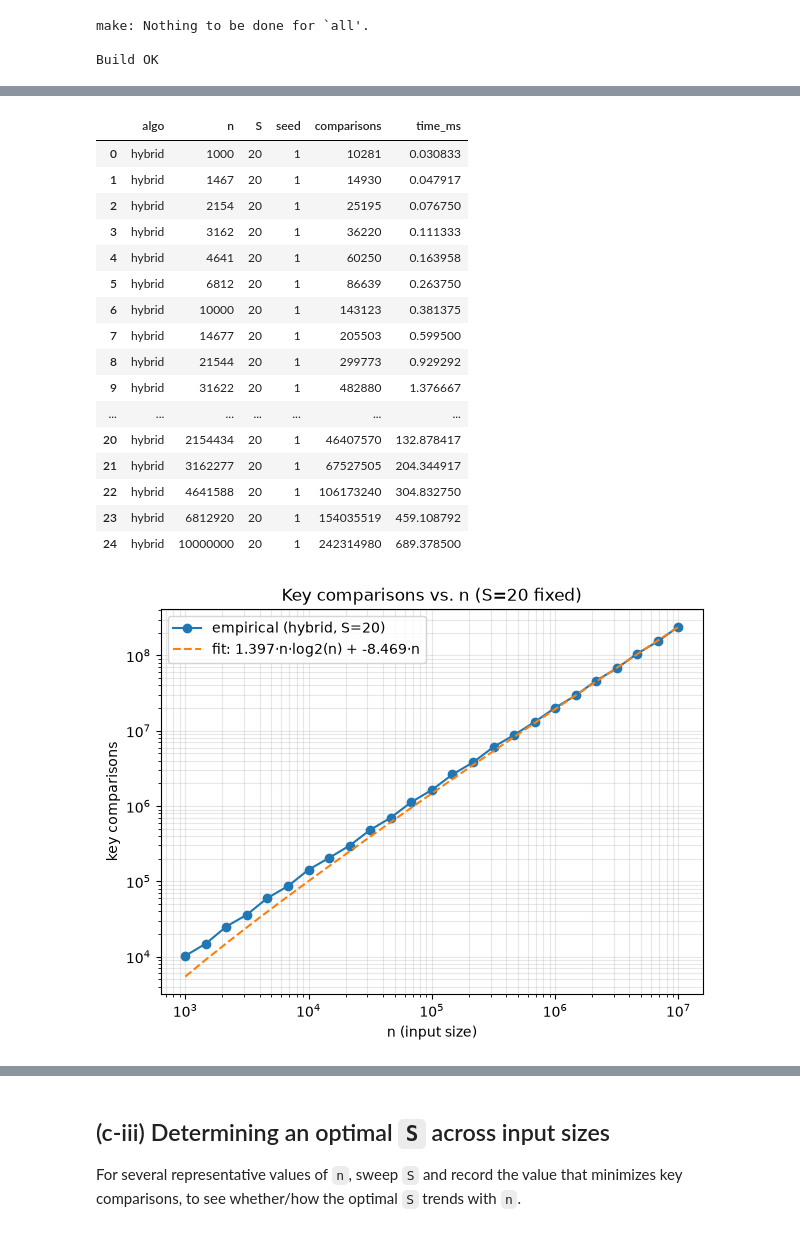
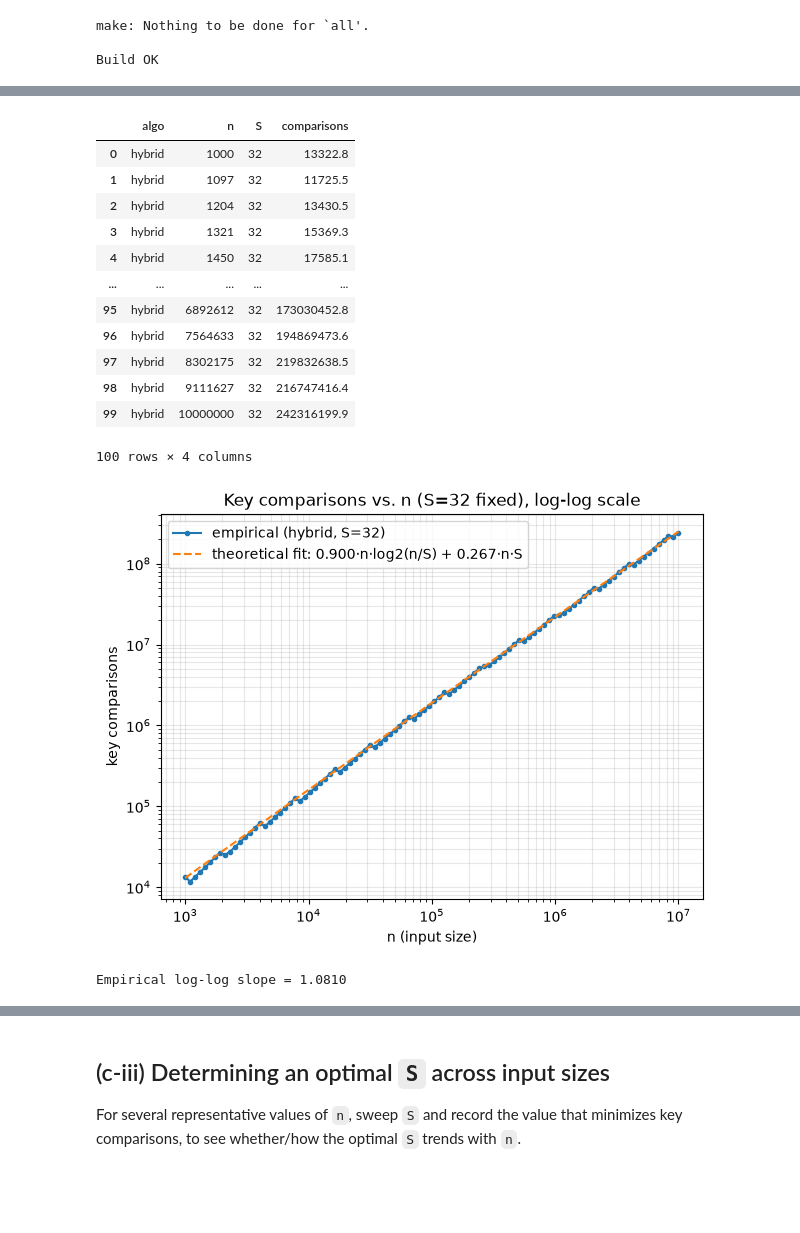
Before and after one commit to wheyy/merge-insertion-hybrid, a Jupyter notebook: analysis.ipynb, the cells around one changed output, grey strips where cells are left out. Cells and saved outputs as stored; diff of their text form; code cells hidden in the pictures; blank space fills up the shorter version.

```diff
--- a/analysis.ipynb
+++ b/analysis.ipynb
@@ -94,0 +125,2 @@ closely.
+# %%
+S_FIXED = 32
@@ -95,46 +304,54 @@ closely.
 # %%
-S_FIXED = 20
-n_values = np.unique(np.logspace(3, 7, num=25, dtype=np.int64))  # 1,000 .. 10,000,000
+SEEDS = range(1, 11)  # 10 seeds for each n
 
-rows_ci = [run("hybrid", int(n), S_FIXED, seed=1) for n in n_values]
-df_ci = pd.DataFrame(rows_ci)
-df_ci
+rows_ci_log = []
+for n in n_log:
+    trials = [run("hybrid", int(n), S_FIXED, seed=seed) for seed in SEEDS]
+    rows_ci_log.append({
+        "algo": "hybrid",
+        "n": int(n),
+        "S": S_FIXED,
+        "comparisons": float(np.mean([t["comparisons"] for t in trials])),
+    })
+
+df_ci_log = pd.DataFrame(rows_ci_log)
+df_ci_log
 # %% [output]
-|  | algo | n | S | seed | comparisons | time_ms |
-| 0 | hybrid | 1000 | 20 | 1 | 10281 | 0.030833 |
-| 1 | hybrid | 1467 | 20 | 1 | 14930 | 0.047917 |
-| 2 | hybrid | 2154 | 20 | 1 | 25195 | 0.076750 |
-| 3 | hybrid | 3162 | 20 | 1 | 36220 | 0.111333 |
-| 4 | hybrid | 4641 | 20 | 1 | 60250 | 0.163958 |
-| 5 | hybrid | 6812 | 20 | 1 | 86639 | 0.263750 |
-| 6 | hybrid | 10000 | 20 | 1 | 143123 | 0.381375 |
-| 7 | hybrid | 14677 | 20 | 1 | 205503 | 0.599500 |
-| 8 | hybrid | 21544 | 20 | 1 | 299773 | 0.929292 |
-| 9 | hybrid | 31622 | 20 | 1 | 482880 | 1.376667 |
-| ... | ... | ... | ... | ... | ... | ... |
-| 20 | hybrid | 2154434 | 20 | 1 | 46407570 | 132.878417 |
-| 21 | hybrid | 3162277 | 20 | 1 | 67527505 | 204.344917 |
-| 22 | hybrid | 4641588 | 20 | 1 | 106173240 | 304.832750 |
-| 23 | hybrid | 6812920 | 20 | 1 | 154035519 | 459.108792 |
-| 24 | hybrid | 10000000 | 20 | 1 | 242314980 | 689.378500 |
+|  | algo | n | S | comparisons |
+| 0 | hybrid | 1000 | 32 | 13322.8 |
+| 1 | hybrid | 1097 | 32 | 11725.5 |
+| 2 | hybrid | 1204 | 32 | 13430.5 |
+| 3 | hybrid | 1321 | 32 | 15369.3 |
+| 4 | hybrid | 1450 | 32 | 17585.1 |
+| ... | ... | ... | ... | ... |
+| 95 | hybrid | 6892612 | 32 | 173030452.8 |
+| 96 | hybrid | 7564633 | 32 | 194869473.6 |
+| 97 | hybrid | 8302175 | 32 | 219832638.5 |
+| 98 | hybrid | 9111627 | 32 | 216747416.4 |
+| 99 | hybrid | 10000000 | 32 | 242316199.9 |
+100 rows × 4 columns
 # %%
-# Fit comparisons ~ c1 * n*log2(n) + c2 * n by least squares, to overlay the
-# theoretical shape on top of the empirical data.
-n = df_ci["n"].to_numpy(dtype=np.float64)
-y = df_ci["comparisons"].to_numpy(dtype=np.float64)
-A = np.column_stack([n * np.log2(n), n])
-coeffs, *_ = np.linalg.lstsq(A, y, rcond=None)
-c1, c2 = coeffs
-y_fit = A @ coeffs
+n_log_arr = df_ci_log["n"].to_numpy(dtype=np.float64)
+y_log_arr = df_ci_log["comparisons"].to_numpy(dtype=np.float64)
+A_log = np.column_stack([n_log_arr * np.log2(n_log_arr/S_FIXED), n_log_arr*S_FIXED])
+coeffs_log, *_ = np.linalg.lstsq(A_log, y_log_arr, rcond=None)
+c1_log, c2_log = coeffs_log
+y_fit_log = A_log @ coeffs_log
 
 fig, ax = plt.subplots(figsize=(7, 5))
-ax.loglog(df_ci["n"], df_ci["comparisons"], "o-", label="empirical (hybrid, S={})".format(S_FIXED))
-ax.loglog(df_ci["n"], y_fit, "--", label=f"fit: {c1:.3f}·n·log2(n) + {c2:.3f}·n")
+ax.loglog(df_ci_log["n"], df_ci_log["comparisons"], ".-", label=f"empirical (hybrid, S={S_FIXED})")
+ax.loglog(df_ci_log["n"], y_fit_log, "--", label=f"theoretical fit: {c1_log:.3f}·n·log2(n/S) + {c2_log:.3f}·n·S")
 ax.set_xlabel("n (input size)")
 ax.set_ylabel("key comparisons")
-ax.set_title(f"Key comparisons vs. n (S={S_FIXED} fixed)")
+ax.set_title(f"Key comparisons vs. n (S={S_FIXED} fixed), log-log scale")
 ax.legend()
 ax.grid(True, which="both", alpha=0.3)
 plt.show()
+
+# log-log slope of the empirical curve: for y = Theta(n log n), this should sit
+# just above 1 (the O(n) baseline), rather than being pegged at exactly 1.
+slope_loglog = np.polyfit(np.log(n_log_arr), np.log(y_log_arr), 1)[0]
+print(f"Empirical log-log slope = {slope_loglog:.4f}")
 # %% [output]
-[figure, old version]
+[figure, new version]
+Empirical log-log slope = 1.0810
```
Also changed, not shown: parts of 20 cells of this notebook, 3 other files.
